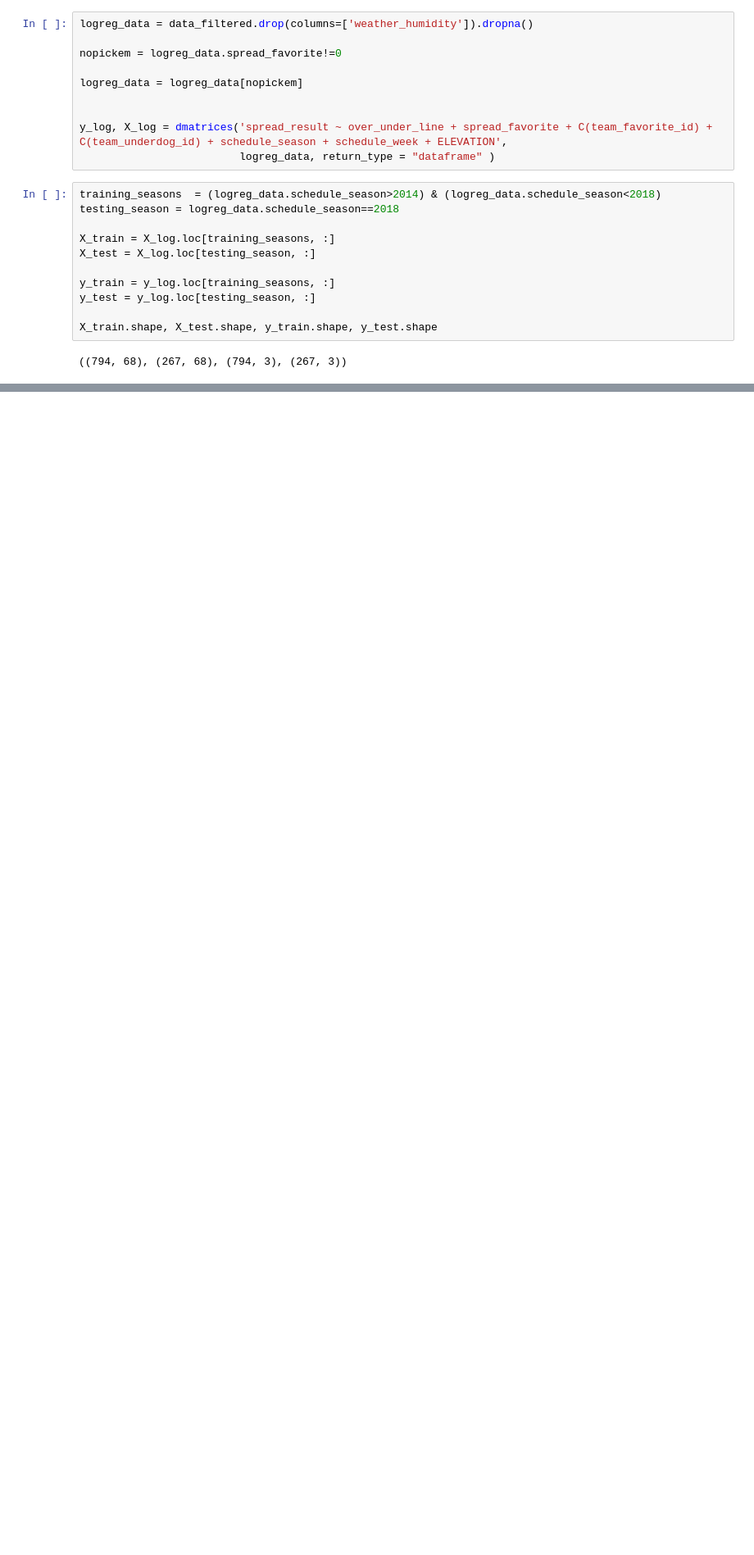
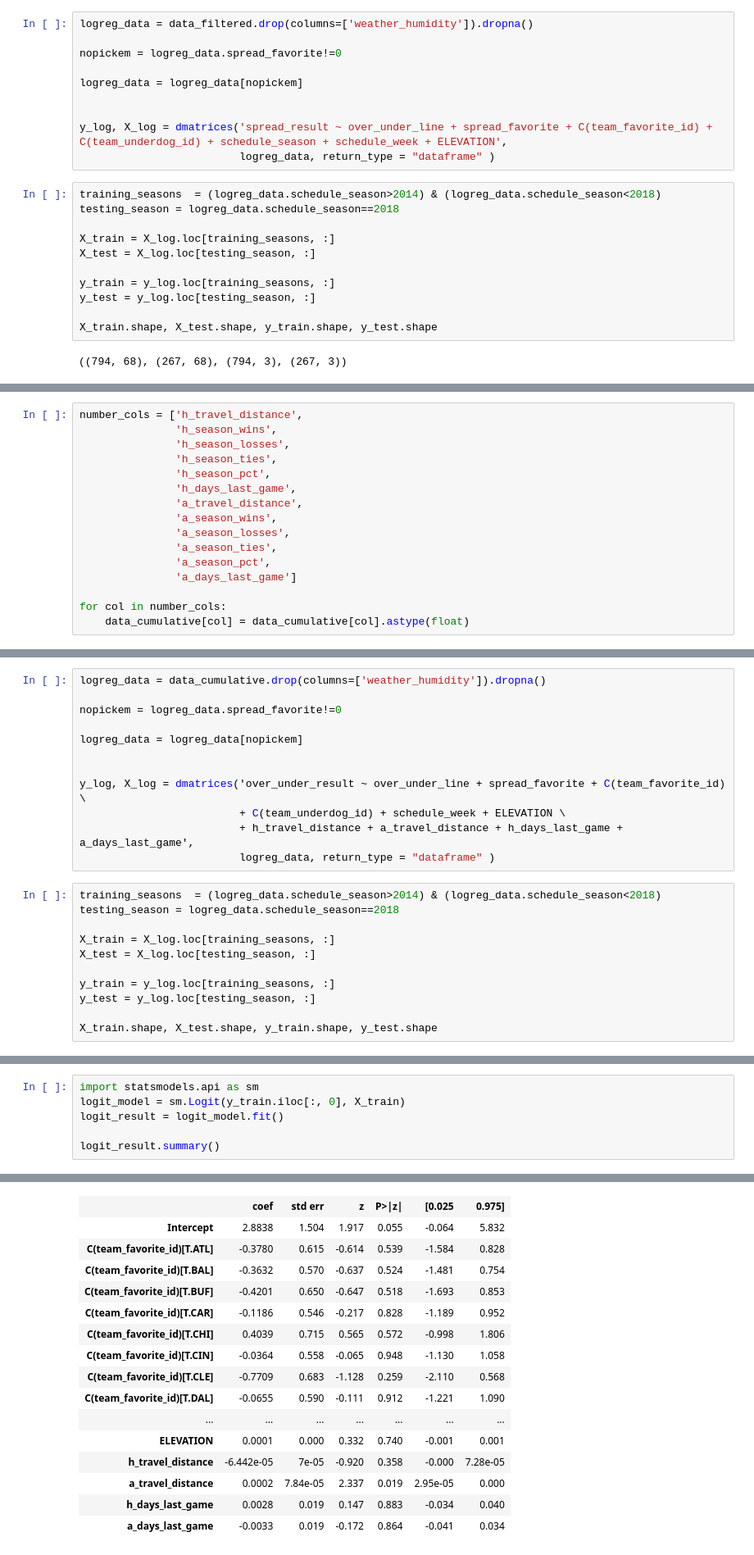
Before and after one commit to ortsed/mod5_project, a Jupyter notebook: NFL Betting Sandbox.ipynb, the cells around one changed output, grey strips where cells are left out. Shown at 82% size. Drawn from its saved outputs; the diff is of its cells as text; blank space fills up the shorter version.

```diff
--- a/NFL Betting Sandbox.ipynb
+++ b/NFL Betting Sandbox.ipynb
@@ -562,0 +718,16 @@ Logit Regression Results
+# %%
+number_cols = ['h_travel_distance',
+               'h_season_wins',
+               'h_season_losses',
+               'h_season_ties',
+               'h_season_pct',
+               'h_days_last_game',
+               'a_travel_distance',
+               'a_season_wins',
+               'a_season_losses',
+               'a_season_ties',
+               'a_season_pct',
+               'a_days_last_game']
+
+for col in number_cols:
+    data_cumulative[col] = data_cumulative[col].astype(float)
@@ -562,0 +743,23 @@ Logit Regression Results
+# %%
+logreg_data = data_cumulative.drop(columns=['weather_humidity']).dropna()
+
+nopickem = logreg_data.spread_favorite!=0
+
+logreg_data = logreg_data[nopickem]
+
+
+y_log, X_log = dmatrices('over_under_result ~ over_under_line + spread_favorite + C(team_favorite_id) \
+                         + C(team_underdog_id) + schedule_week + ELEVATION \
+                         + h_travel_distance + a_travel_distance + h_days_last_game + a_days_last_game',
+                         logreg_data, return_type = "dataframe" )
+# %%
+training_seasons  = (logreg_data.schedule_season>2014) & (logreg_data.schedule_season<2018)
+testing_season = logreg_data.schedule_season==2018
+
+X_train = X_log.loc[training_seasons, :]
+X_test = X_log.loc[testing_season, :]
+
+y_train = y_log.loc[training_seasons, :]
+y_test = y_log.loc[testing_season, :]
+
+X_train.shape, X_test.shape, y_train.shape, y_test.shape
@@ -562,0 +768,7 @@ Logit Regression Results
+# %%
+import statsmodels.api as sm
+logit_model = sm.Logit(y_train.iloc[:, 0], X_train)
+logit_result = logit_model.fit()
+
+logit_result.summary()
+# %% [output]
@@ -562,0 +786,16 @@ Logit Regression Results
+|  | coef | std err | z | P>|z| | [0.025 | 0.975] |
+| Intercept | 2.8838 | 1.504 | 1.917 | 0.055 | -0.064 | 5.832 |
+| C(team_favorite_id)[T.ATL] | -0.3780 | 0.615 | -0.614 | 0.539 | -1.584 | 0.828 |
+| C(team_favorite_id)[T.BAL] | -0.3632 | 0.570 | -0.637 | 0.524 | -1.481 | 0.754 |
+| C(team_favorite_id)[T.BUF] | -0.4201 | 0.650 | -0.647 | 0.518 | -1.693 | 0.853 |
+| C(team_favorite_id)[T.CAR] | -0.1186 | 0.546 | -0.217 | 0.828 | -1.189 | 0.952 |
+| C(team_favorite_id)[T.CHI] | 0.4039 | 0.715 | 0.565 | 0.572 | -0.998 | 1.806 |
+| C(team_favorite_id)[T.CIN] | -0.0364 | 0.558 | -0.065 | 0.948 | -1.130 | 1.058 |
+| C(team_favorite_id)[T.CLE] | -0.7709 | 0.683 | -1.128 | 0.259 | -2.110 | 0.568 |
+| C(team_favorite_id)[T.DAL] | -0.0655 | 0.590 | -0.111 | 0.912 | -1.221 | 1.090 |
+| ... | ... | ... | ... | ... | ... | ... |
+| ELEVATION | 0.0001 | 0.000 | 0.332 | 0.740 | -0.001 | 0.001 |
+| h_travel_distance | -6.442e-05 | 7e-05 | -0.920 | 0.358 | -0.000 | 7.28e-05 |
+| a_travel_distance | 0.0002 | 7.84e-05 | 2.337 | 0.019 | 2.95e-05 | 0.000 |
+| h_days_last_game | 0.0028 | 0.019 | 0.147 | 0.883 | -0.034 | 0.040 |
+| a_days_last_game | -0.0033 | 0.019 | -0.172 | 0.864 | -0.041 | 0.034 |
```
Also changed, not shown: parts of 36 cells of this notebook.
